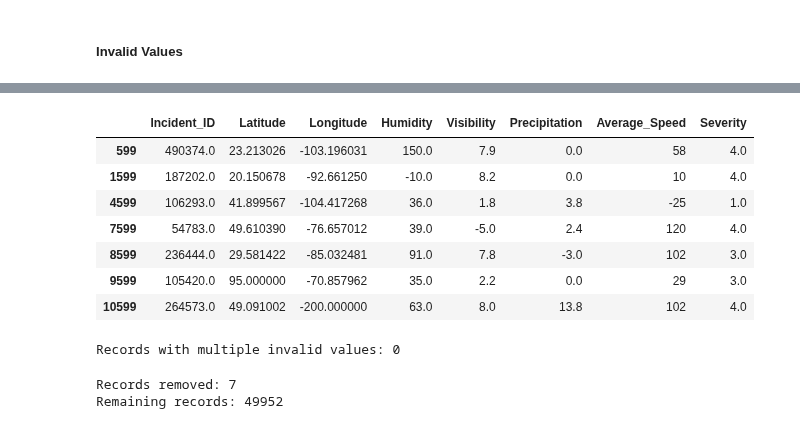
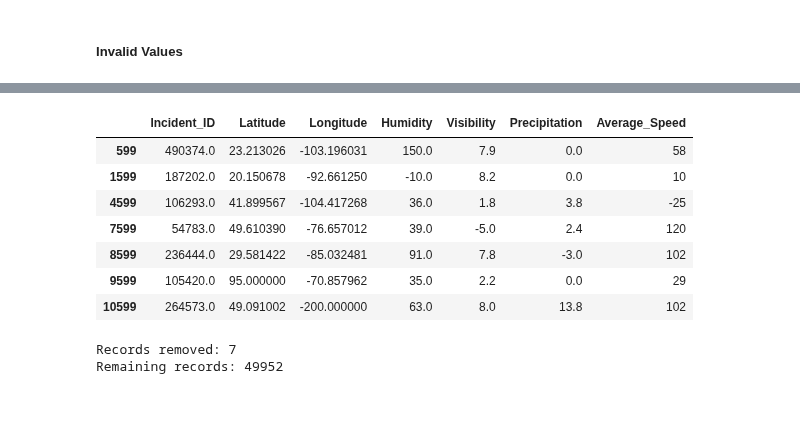
Before and after one commit to zeemohamed7/ai-traffic-project, a Jupyter notebook: IT7009_Traffic_Incident_Analysis.ipynb, the cells around one changed output, grey strips where cells are left out. Cells and saved outputs as stored; diff of their text form; code cells hidden in the pictures.

Commit message:
FINAL FINAL FINAL CLEAN UP

```diff
--- a/IT7009_Traffic_Incident_Analysis.ipynb
+++ b/IT7009_Traffic_Incident_Analysis.ipynb
@@ -699,16 +713,0 @@ Values with extra whitespace: 0
-# %%
-# Standardize capitalization and remove extra spaces
-df_clean["Incident_Type"] = (
-    df_clean["Incident_Type"]
-    .str.strip()
-    .str.title()
-)
-
-# Verify the corrected categories
-print(df_clean["Incident_Type"].value_counts())
-
-# Check for remaining extra whitespace
-print("Values with extra whitespace:",
-      (df_clean["Incident_Type"] != df_clean["Incident_Type"].str.strip()).sum())
-
-print("Remaining records:", len(df_clean))
@@ -762,21 +748,21 @@ display(numeric_summary[
 | Travel_Time_Minutes | 5.000000 | 8.000000 | 94.000000 | 183.000000 | 272.000000 | 357.000000 | 360.000000 |
 | Risk_Score | 25.600000 | 40.000000 | 106.000000 | 130.000000 | 149.200000 | 177.600000 | 190.000000 |
 # %%
-# Define physically impossible values
+# Check for invalid numerical values
 invalid_conditions = {
-    "Latitude": (df_clean["Latitude"] < -90) | (df_clean["Latitude"] > 90),
-    "Longitude": (df_clean["Longitude"] < -180) | (df_clean["Longitude"] > 180),
-    "Humidity": (df_clean["Humidity"] < 0) | (df_clean["Humidity"] > 100),
+    "Latitude": ~df_clean["Latitude"].between(-90, 90),
+    "Longitude": ~df_clean["Longitude"].between(-180, 180),
+    "Humidity": ~df_clean["Humidity"].between(0, 100),
     "Visibility": df_clean["Visibility"] < 0,
     "Precipitation": df_clean["Precipitation"] < 0,
     "Average_Speed": df_clean["Average_Speed"] < 0
 }
 
-# Count invalid records in each column
 for col, condition in invalid_conditions.items():
-    print(f"{col}: {condition.sum()} invalid records")
+    print(col, condition.sum())
 
-# Count unique records affected
-invalid_rows = pd.concat(invalid_conditions, axis=1).any(axis=1)
-print("\nTotal unique affected records:", invalid_rows.sum())
+# Identify rows that fail at least one check
+invalid_rows = pd.DataFrame(invalid_conditions).any(axis=1)
+
+print("Total affected records:", invalid_rows.sum())
 # %% [output]
@@ -791,26 +776,17 @@ Total unique affected records: 7
-# %%
-# Inspect records containing physically impossible values
-columns_to_inspect = [
-    "Incident_ID", "Latitude", "Longitude",
-    "Humidity", "Visibility", "Precipitation",
-    "Average_Speed", "Severity"
-]
-
-display(df_clean.loc[invalid_rows, columns_to_inspect])
-
-# Check how many invalid conditions affect each record
-invalid_counts = pd.DataFrame(invalid_conditions).sum(axis=1)
-
-print("Records with multiple invalid values:",
-      (invalid_counts > 1).sum())
-# %% [output]
-|  | Incident_ID | Latitude | Longitude | Humidity | Visibility | Precipitation | Average_Speed | Severity |
-| 599 | 490374.0 | 23.213026 | -103.196031 | 150.0 | 7.9 | 0.0 | 58 | 4.0 |
-| 1599 | 187202.0 | 20.150678 | -92.661250 | -10.0 | 8.2 | 0.0 | 10 | 4.0 |
-| 4599 | 106293.0 | 41.899567 | -104.417268 | 36.0 | 1.8 | 3.8 | -25 | 1.0 |
-| 7599 | 54783.0 | 49.610390 | -76.657012 | 39.0 | -5.0 | 2.4 | 120 | 4.0 |
-| 8599 | 236444.0 | 29.581422 | -85.032481 | 91.0 | 7.8 | -3.0 | 102 | 3.0 |
-| 9599 | 105420.0 | 95.000000 | -70.857962 | 35.0 | 2.2 | 0.0 | 29 | 3.0 |
-| 10599 | 264573.0 | 49.091002 | -200.000000 | 63.0 | 8.0 | 13.8 | 102 | 4.0 |
-Records with multiple invalid values: 0
+# %%
+# Show records that failed the validity checks
+display(df_clean.loc[
+    invalid_rows,
+    ["Incident_ID", "Latitude", "Longitude",
+     "Humidity", "Visibility", "Precipitation", "Average_Speed"]
+])
+# %% [output]
+|  | Incident_ID | Latitude | Longitude | Humidity | Visibility | Precipitation | Average_Speed |
+| 599 | 490374.0 | 23.213026 | -103.196031 | 150.0 | 7.9 | 0.0 | 58 |
+| 1599 | 187202.0 | 20.150678 | -92.661250 | -10.0 | 8.2 | 0.0 | 10 |
+| 4599 | 106293.0 | 41.899567 | -104.417268 | 36.0 | 1.8 | 3.8 | -25 |
+| 7599 | 54783.0 | 49.610390 | -76.657012 | 39.0 | -5.0 | 2.4 | 120 |
+| 8599 | 236444.0 | 29.581422 | -85.032481 | 91.0 | 7.8 | -3.0 | 102 |
+| 9599 | 105420.0 | 95.000000 | -70.857962 | 35.0 | 2.2 | 0.0 | 29 |
+| 10599 | 264573.0 | 49.091002 | -200.000000 | 63.0 | 8.0 | 13.8 | 102 |
 # %%
```
Also changed, not shown: parts of 17 cells of this notebook.
